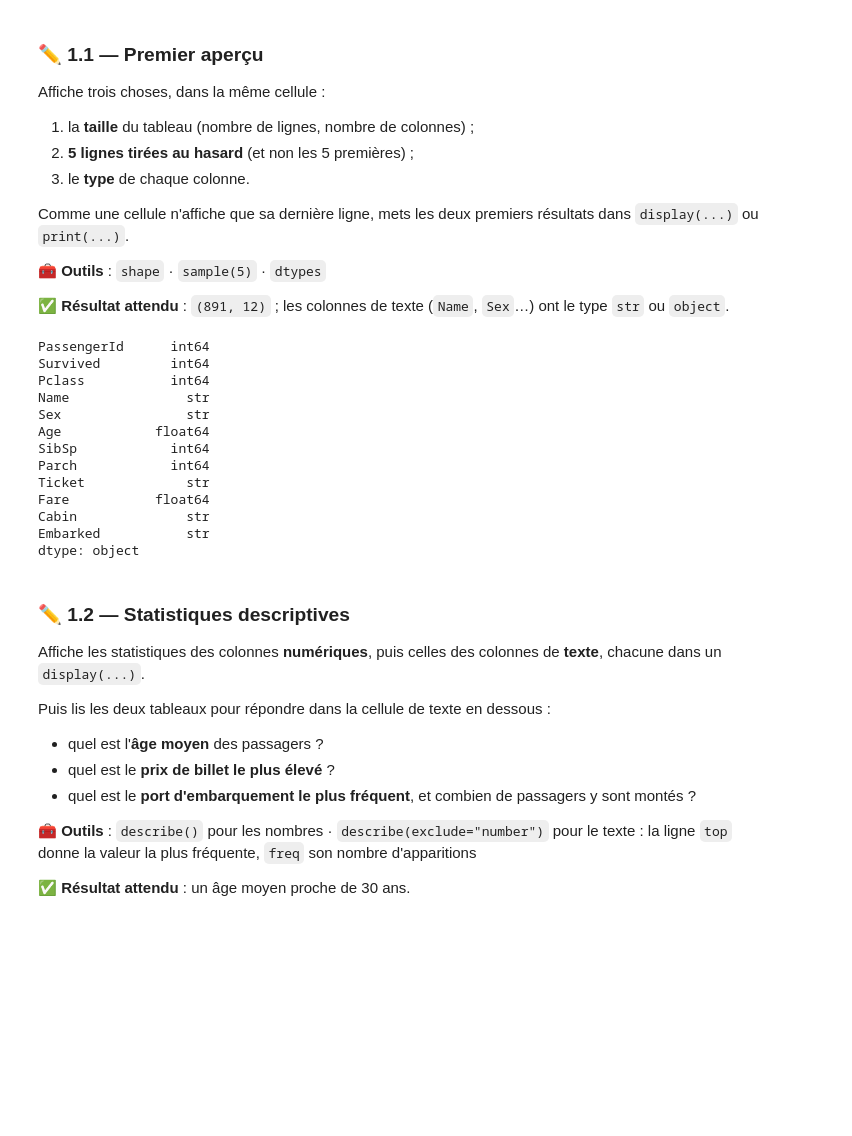
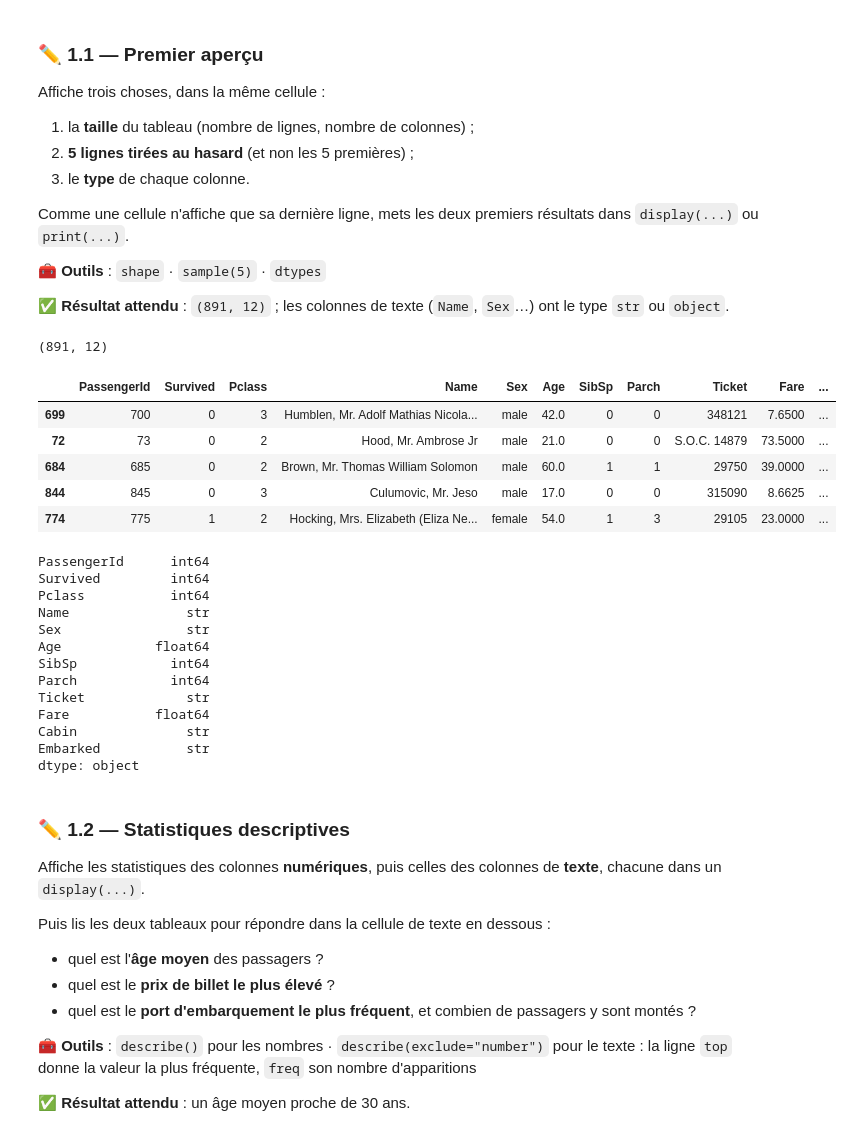
Before and after one commit to DarkSpharx/TitanicDiaaFred, a Jupyter notebook: 2_adapter_pandas_titanic.ipynb, the cells around one changed output. Drawn from its saved outputs; the diff is of its cells as text; code cells hidden in the pictures; blank space fills up the shorter version.

```diff
--- a/2_adapter_pandas_titanic.ipynb
+++ b/2_adapter_pandas_titanic.ipynb
@@ -67,23 +67,30 @@ Comme une cellule n'affiche que sa dernière ligne, mets les deux premiers résu
 ✅ **Résultat attendu** : `(891, 12)` ; les colonnes de texte (`Name`, `Sex`…) ont le type `str` ou `object`.
 # %%
 # Écris ton code ici
-titanic.shape
-titanic.sample(5)
+print(titanic.shape)
+display(titanic.sample(5))
 titanic.dtypes
 # %% [output]
-PassengerId      int64
-Survived         int64
-Pclass           int64
-Name               str
-Sex                str
-Age            float64
-SibSp            int64
-Parch            int64
-Ticket             str
-Fare           float64
-Cabin              str
-Embarked           str
-dtype: object
+(891, 12)
+|  | PassengerId | Survived | Pclass | Name | Sex | Age | SibSp | Parch | Ticket | Fare | ... |
+| 699 | 700 | 0 | 3 | Humblen, Mr. Adolf Mathias Nicola... | male | 42.0 | 0 | 0 | 348121 | 7.6500 | ... |
+| 72 | 73 | 0 | 2 | Hood, Mr. Ambrose Jr | male | 21.0 | 0 | 0 | S.O.C. 14879 | 73.5000 | ... |
+| 684 | 685 | 0 | 2 | Brown, Mr. Thomas William Solomon | male | 60.0 | 1 | 1 | 29750 | 39.0000 | ... |
+| 844 | 845 | 0 | 3 | Culumovic, Mr. Jeso | male | 17.0 | 0 | 0 | 315090 | 8.6625 | ... |
+| 774 | 775 | 1 | 2 | Hocking, Mrs. Elizabeth (Eliza Ne... | female | 54.0 | 1 | 3 | 29105 | 23.0000 | ... |
+PassengerId      int64
+Survived         int64
+Pclass           int64
+Name               str
+Sex                str
+Age            float64
+SibSp            int64
+Parch            int64
+Ticket             str
+Fare           float64
+Cabin              str
+Embarked           str
+dtype: object
 # %% [markdown]
 ### ✏️ 1.2 — Statistiques descriptives
 
```
Also changed, not shown: parts of 33 cells of this notebook, 1 other file.
